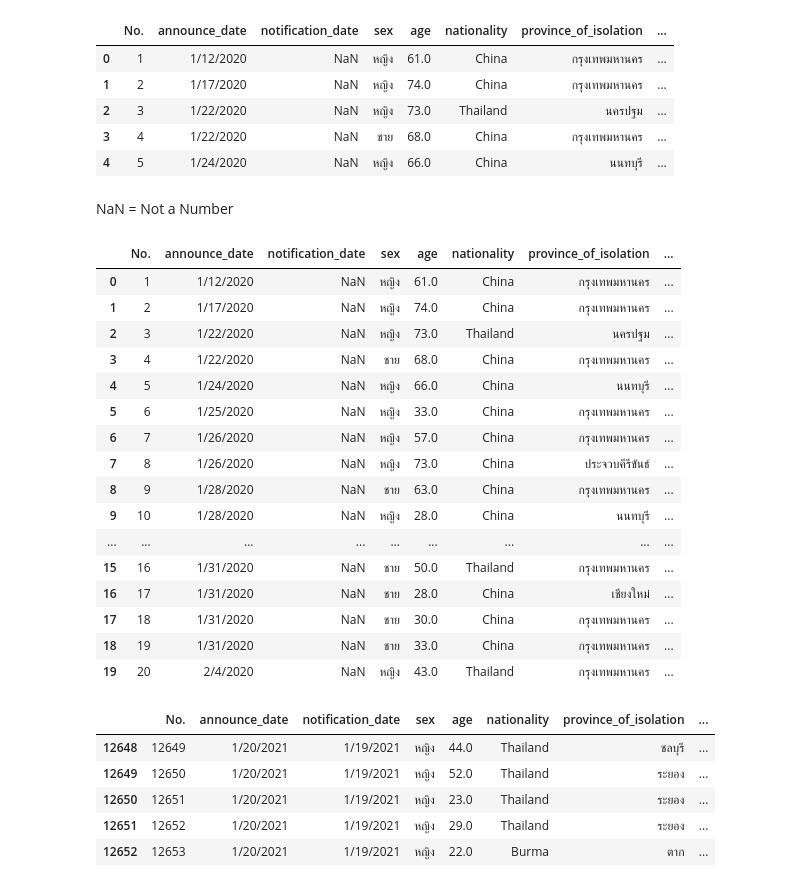
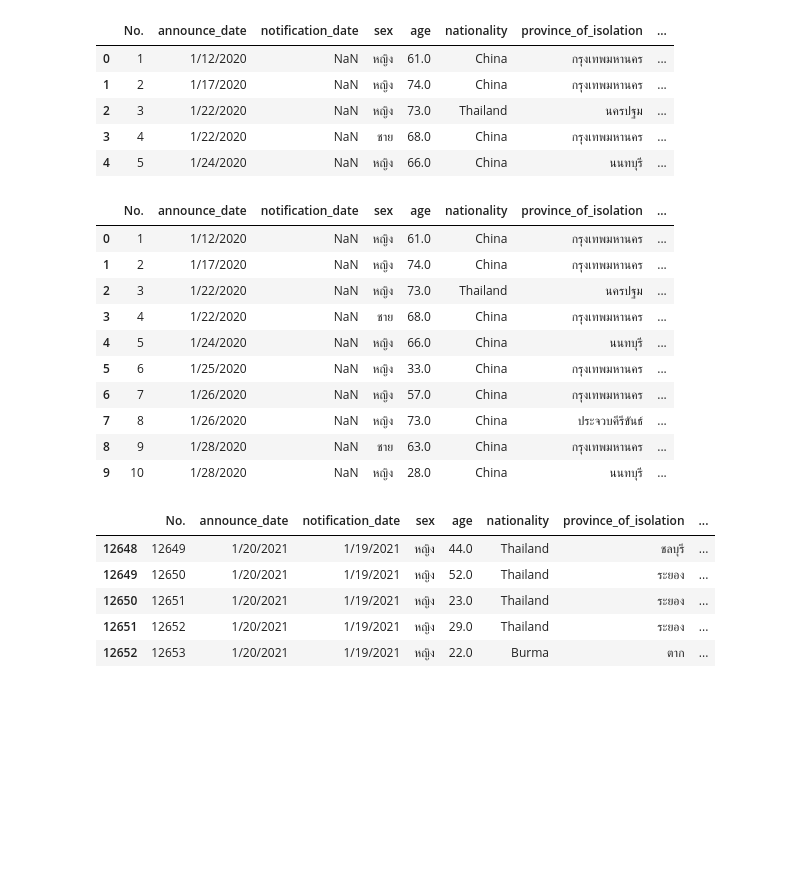
Before and after one commit to naruemonssp/data_viz_2022, a Jupyter notebook: Pandas101.ipynb, the cells around one changed output. Drawn from its saved outputs; the diff is of its cells as text; code cells hidden in the pictures; blank space fills up the shorter version.

```diff
--- a/Pandas101.ipynb
+++ b/Pandas101.ipynb
@@ -53,26 +53,18 @@ data_covid.head()
 | 2 | 3 | 1/22/2020 | NaN | หญิง | 73.0 | Thailand | นครปฐม | ... |
 | 3 | 4 | 1/22/2020 | NaN | ชาย | 68.0 | China | กรุงเทพมหานคร | ... |
 | 4 | 5 | 1/24/2020 | NaN | หญิง | 66.0 | China | นนทบุรี | ... |
-# %% [markdown]
-NaN = Not a Number
-# %%
-data_covid.head(20)
-# %% [output]
-|  | No. | announce_date | notification_date | sex | age | nationality | province_of_isolation | ... |
-| 0 | 1 | 1/12/2020 | NaN | หญิง | 61.0 | China | กรุงเทพมหานคร | ... |
-| 1 | 2 | 1/17/2020 | NaN | หญิง | 74.0 | China | กรุงเทพมหานคร | ... |
-| 2 | 3 | 1/22/2020 | NaN | หญิง | 73.0 | Thailand | นครปฐม | ... |
-| 3 | 4 | 1/22/2020 | NaN | ชาย | 68.0 | China | กรุงเทพมหานคร | ... |
-| 4 | 5 | 1/24/2020 | NaN | หญิง | 66.0 | China | นนทบุรี | ... |
-| 5 | 6 | 1/25/2020 | NaN | หญิง | 33.0 | China | กรุงเทพมหานคร | ... |
-| 6 | 7 | 1/26/2020 | NaN | หญิง | 57.0 | China | กรุงเทพมหานคร | ... |
-| 7 | 8 | 1/26/2020 | NaN | หญิง | 73.0 | China | ประจวบคีรีขันธ์ | ... |
-| 8 | 9 | 1/28/2020 | NaN | ชาย | 63.0 | China | กรุงเทพมหานคร | ... |
-| 9 | 10 | 1/28/2020 | NaN | หญิง | 28.0 | China | นนทบุรี | ... |
-| ... | ... | ... | ... | ... | ... | ... | ... | ... |
-| 15 | 16 | 1/31/2020 | NaN | ชาย | 50.0 | Thailand | กรุงเทพมหานคร | ... |
-| 16 | 17 | 1/31/2020 | NaN | ชาย | 28.0 | China | เชียงใหม่ | ... |
-| 17 | 18 | 1/31/2020 | NaN | ชาย | 30.0 | China | กรุงเทพมหานคร | ... |
-| 18 | 19 | 1/31/2020 | NaN | ชาย | 33.0 | China | กรุงเทพมหานคร | ... |
-| 19 | 20 | 2/4/2020 | NaN | หญิง | 43.0 | Thailand | กรุงเทพมหานคร | ... |
+# %%
+data_covid.head(10) #n=10 สามารถกำหนดค่า n ได้
+# %% [output]
+|  | No. | announce_date | notification_date | sex | age | nationality | province_of_isolation | ... |
+| 0 | 1 | 1/12/2020 | NaN | หญิง | 61.0 | China | กรุงเทพมหานคร | ... |
+| 1 | 2 | 1/17/2020 | NaN | หญิง | 74.0 | China | กรุงเทพมหานคร | ... |
+| 2 | 3 | 1/22/2020 | NaN | หญิง | 73.0 | Thailand | นครปฐม | ... |
+| 3 | 4 | 1/22/2020 | NaN | ชาย | 68.0 | China | กรุงเทพมหานคร | ... |
+| 4 | 5 | 1/24/2020 | NaN | หญิง | 66.0 | China | นนทบุรี | ... |
+| 5 | 6 | 1/25/2020 | NaN | หญิง | 33.0 | China | กรุงเทพมหานคร | ... |
+| 6 | 7 | 1/26/2020 | NaN | หญิง | 57.0 | China | กรุงเทพมหานคร | ... |
+| 7 | 8 | 1/26/2020 | NaN | หญิง | 73.0 | China | ประจวบคีรีขันธ์ | ... |
+| 8 | 9 | 1/28/2020 | NaN | ชาย | 63.0 | China | กรุงเทพมหานคร | ... |
+| 9 | 10 | 1/28/2020 | NaN | หญิง | 28.0 | China | นนทบุรี | ... |
 # %%
```
Also changed, not shown: parts of 40 cells of this notebook.
